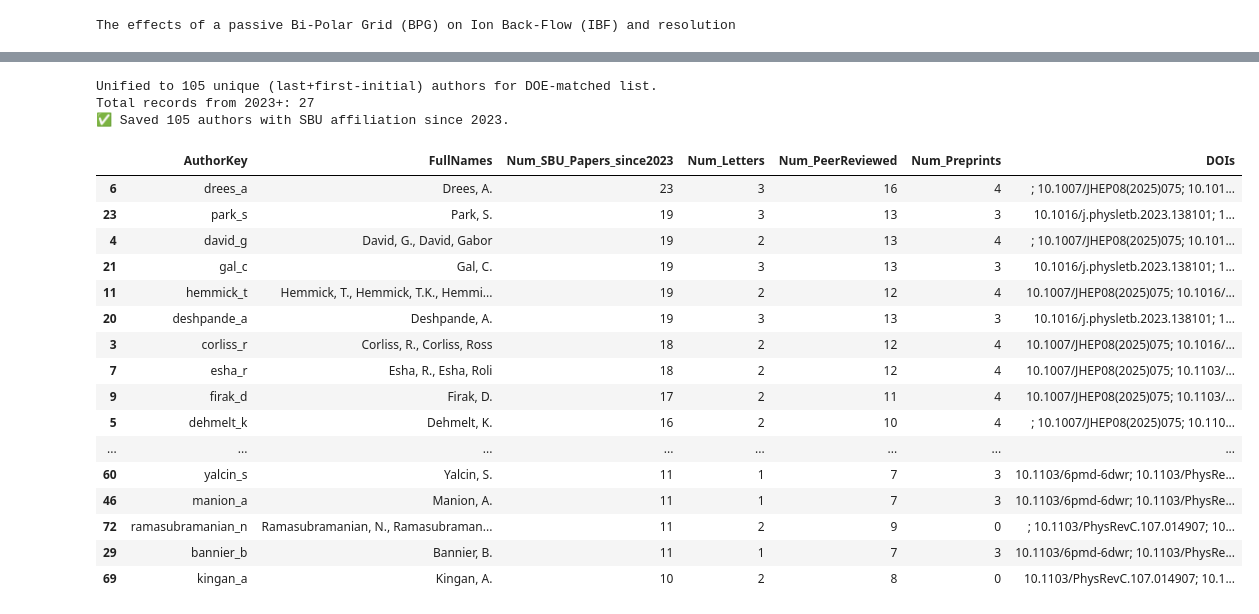
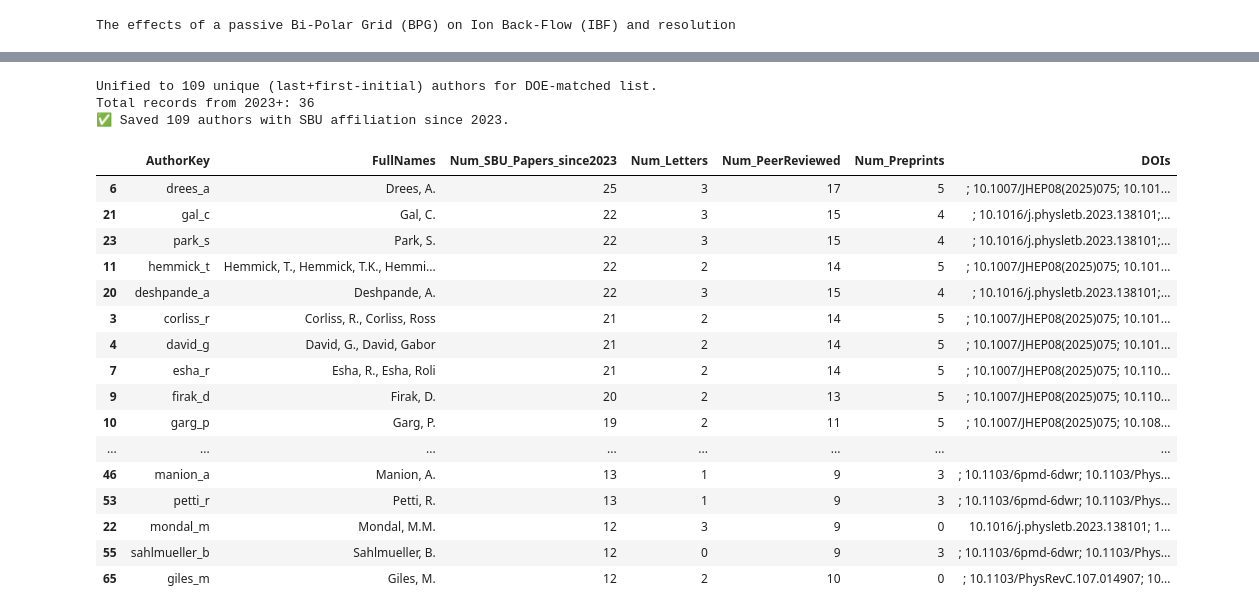
Before and after one commit to mcyoren/Inspire_Parser, a Jupyter notebook: inspire_selected_parser.ipynb, the cells around one changed output, grey strips where cells are left out. Saved outputs shown, nothing was run; the diff lists cells and outputs as text; code cells hidden in the pictures.

```diff
--- a/inspire_selected_parser.ipynb
+++ b/inspire_selected_parser.ipynb
@@ -7,6 +7,8 @@ import re
 # %%
 do_read_from_web = True
 do_read_from_cvs = not do_read_from_web
+include_dois = True
+include_arxiv = True
 # %%
 pdf_file_name = "/home/yoren/yumvd.Yandex.Disk/Yura/Personal/grants/DOE_progress_report_publications_2023_2026.pdf"
 
@@ -42,11 +44,23 @@ text = re.sub(r'\s*-\s*(?=\d)', '-', text)  # fix broken numeric segments
 text = re.sub(r'\s*\n\s*', ' ', text)        # flatten newlines
 
 # --- extract DOIs ---
-pattern = r'10\.\d{4,9}/[A-Za-z0-9.\-()/]+'
-dois = re.findall(pattern, text)
+doi_pattern = r'10\.\d{4,9}/[A-Za-z0-9.\-()/]+'
+dois = sorted(set(re.findall(doi_pattern, text)))
 
-dois = sorted(set(dois))
-print(f"Found {len(dois)} DOIs:")
+# --- extract arXiv IDs ---
+# captures both old and new formats: e.g. arXiv:2509.13497 or arXiv:hep-ph/0501234
+arxiv_pattern = r'arXiv:\s*[A-Za-z\-\.]*\d{4,5}\.\d{4,5}'
+arxivs = sorted(set(re.findall(arxiv_pattern, text)))
+
+# --- clean whitespace ---
+arxivs = [a.replace(" ", "") for a in arxivs]
+
+print(f"Found {len(dois)} DOIs and {len(arxivs)} arXiv IDs\n")
+print("DOIs:")
 for d in dois:
-    print(d)
+    print(" ", d)
+
+print("\nArXiv preprints:")
+for a in arxivs:
+    print(" ", a)
 # %% [output]
@@ -74,7 +88,8 @@ for i, d in enumerate(dois):
         print(i, d)
         d += 'qfp6'
     dois[i] = d
-dois.append('10.48550/arXiv.2303.17254')  # add missing one for testing
+
+dois.append('10.1103/PhysRevC.109.044907')  # manual add
 # %% [output]
 20 10.1103/hpm9-
 # %%
@@ -410,7 +433,7 @@ print(f"Total records from 2023+: {len(records_recent)}")
 author_recent_sbu = defaultdict(list)
 
 for rec in records_recent:
-    doi = rec.get("DOI", "").strip() or f"no_doi_{rec.get('Title','')[:30]}"
+    doi = rec.get("DOI", "").strip() or f"no_doi_{rec.get('Title','')[:120]}"
     for a in rec.get("Authors", []):
         last = get_last_name(a["name"])
         first_init = get_first_initial(a["name"])
@@ -448,57 +471,65 @@ def infer_doc_type(doi, doc_type):
 
 rows = []
 for key, recs in author_recent_sbu.items():
-    unique_dois = set(r.get("DOI", f"no_doi_{r.get('Title','')[:30]}") for r in recs)
+    # Build a dictionary keyed by DOI, so duplicates collapse automatically
+    unique_by_doi = {}
 
+    for r in recs:
+        doi = r.get("DOI", f"no_doi_{r.get('Title','')[:120]}")
+        unique_by_doi[doi] = r   # overwrite duplicates safely
+
+    # classify unique DOIs only
     num_letters = 0
     num_peer_reviewed = 0
     num_preprints = 0
 
-    for r in recs:
+    for doi, r in unique_by_doi.items():
         inferred = infer_doc_type(r.get("DOI"), r.get("DocumentType"))
         if inferred == "letter":
             num_letters += 1
-        elif inferred == "preprint":
+        elif inferred in ["preprint", "preprint (possibly)"]:
             num_preprints += 1
         elif inferred == "article":
             num_peer_reviewed += 1
+
+    unique_dois = set(unique_by_doi.keys())
 
     rows.append({
         "AuthorKey": key,
         "FullNames": ", ".join(sorted(set(author_variants.get(key, [])))),
         "Num_SBU_Papers_since2023": len(unique_dois),
         "Num_Letters": num_letters,
         "Num_PeerReviewed": num_peer_reviewed,
         "Num_Preprints": num_preprints,
         "DOIs": "; ".join(sorted(unique_dois))
     })
 
 authors_recent_df = pd.DataFrame(rows).sort_values("Num_SBU_Papers_since2023", ascending=False)
 authors_recent_df.to_csv("selected_authors_sbu_since2023.csv", index=False)
 
 print(f"✅ Saved {len(authors_recent_df)} authors with SBU affiliation since 2023.")
 authors_recent_df.head(40)
 # %% [output]
-Unified to 105 unique (last+first-initial) authors for DOE-matched list.
-Total records from 2023+: 27
-✅ Saved 105 authors with SBU affiliation since 2023.
+Unified to 109 unique (last+first-initial) authors for DOE-matched list.
+Total records from 2023+: 36
+✅ Saved 109 authors with SBU affiliation since 2023.
 |  | AuthorKey | FullNames | Num_SBU_Papers_since2023 | Num_Letters | Num_PeerReviewed | Num_Preprints | DOIs |
-| 6 | drees_a | Drees, A. | 23 | 3 | 16 | 4 | ; 10.1007/JHEP08(2025)075; 10.101... |
-| 23 | park_s | Park, S. | 19 | 3 | 13 | 3 | 10.1016/j.physletb.2023.138101; 1... |
-| 4 | david_g | David, G., David, Gabor | 19 | 2 | 13 | 4 | ; 10.1007/JHEP08(2025)075; 10.101... |
-| 21 | gal_c | Gal, C. | 19 | 3 | 13 | 3 | 10.1016/j.physletb.2023.138101; 1... |
-| 11 | hemmick_t | Hemmick, T., Hemmick, T.K., Hemmi... | 19 | 2 | 12 | 4 | 10.1007/JHEP08(2025)075; 10.1016/... |
-| 20 | deshpande_a | Deshpande, A. | 19 | 3 | 13 | 3 | 10.1016/j.physletb.2023.138101; 1... |
-| 3 | corliss_r | Corliss, R., Corliss, Ross | 18 | 2 | 12 | 4 | 10.1007/JHEP08(2025)075; 10.1016/... |
-| 7 | esha_r | Esha, R., Esha, Roli | 18 | 2 | 12 | 4 | 10.1007/JHEP08(2025)075; 10.1103/... |
-| 9 | firak_d | Firak, D. | 17 | 2 | 11 | 4 | 10.1007/JHEP08(2025)075; 10.1103/... |
-| 5 | dehmelt_k | Dehmelt, K. | 16 | 2 | 10 | 4 | ; 10.1007/JHEP08(2025)075; 10.110... |
+| 6 | drees_a | Drees, A. | 25 | 3 | 17 | 5 | ; 10.1007/JHEP08(2025)075; 10.101... |
+| 21 | gal_c | Gal, C. | 22 | 3 | 15 | 4 | ; 10.1016/j.physletb.2023.138101;... |
+| 23 | park_s | Park, S. | 22 | 3 | 15 | 4 | ; 10.1016/j.physletb.2023.138101;... |
+| 11 | hemmick_t | Hemmick, T., Hemmick, T.K., Hemmi... | 22 | 2 | 14 | 5 | ; 10.1007/JHEP08(2025)075; 10.101... |
+| 20 | deshpande_a | Deshpande, A. | 22 | 3 | 15 | 4 | ; 10.1016/j.physletb.2023.138101;... |
+| 3 | corliss_r | Corliss, R., Corliss, Ross | 21 | 2 | 14 | 5 | ; 10.1007/JHEP08(2025)075; 10.101... |
+| 4 | david_g | David, G., David, Gabor | 21 | 2 | 14 | 5 | ; 10.1007/JHEP08(2025)075; 10.101... |
+| 7 | esha_r | Esha, R., Esha, Roli | 21 | 2 | 14 | 5 | ; 10.1007/JHEP08(2025)075; 10.110... |
+| 9 | firak_d | Firak, D. | 20 | 2 | 13 | 5 | ; 10.1007/JHEP08(2025)075; 10.110... |
+| 10 | garg_p | Garg, P. | 19 | 2 | 11 | 5 | ; 10.1007/JHEP08(2025)075; 10.108... |
 | ... | ... | ... | ... | ... | ... | ... | ... |
-| 60 | yalcin_s | Yalcin, S. | 11 | 1 | 7 | 3 | 10.1103/6pmd-6dwr; 10.1103/PhysRe... |
-| 46 | manion_a | Manion, A. | 11 | 1 | 7 | 3 | 10.1103/6pmd-6dwr; 10.1103/PhysRe... |
-| 72 | ramasubramanian_n | Ramasubramanian, N., Ramasubraman... | 11 | 2 | 9 | 0 | ; 10.1103/PhysRevC.107.014907; 10... |
-| 29 | bannier_b | Bannier, B. | 11 | 1 | 7 | 3 | 10.1103/6pmd-6dwr; 10.1103/PhysRe... |
-| 69 | kingan_a | Kingan, A. | 10 | 2 | 8 | 0 | 10.1103/PhysRevC.107.014907; 10.1... |
+| 46 | manion_a | Manion, A. | 13 | 1 | 9 | 3 | ; 10.1103/6pmd-6dwr; 10.1103/Phys... |
+| 53 | petti_r | Petti, R. | 13 | 1 | 9 | 3 | ; 10.1103/6pmd-6dwr; 10.1103/Phys... |
+| 22 | mondal_m | Mondal, M.M. | 12 | 3 | 9 | 0 | 10.1016/j.physletb.2023.138101; 1... |
+| 55 | sahlmueller_b | Sahlmueller, B. | 12 | 0 | 9 | 3 | ; 10.1103/6pmd-6dwr; 10.1103/Phys... |
+| 65 | giles_m | Giles, M. | 12 | 2 | 10 | 0 | ; 10.1103/PhysRevC.107.014907; 10... |
 # %%
 target = "hemmick_t"  # author key to focus on (lastname_firstinitial)
 
```
Also changed, not shown: parts of 11 cells of this notebook, 1 other file.
